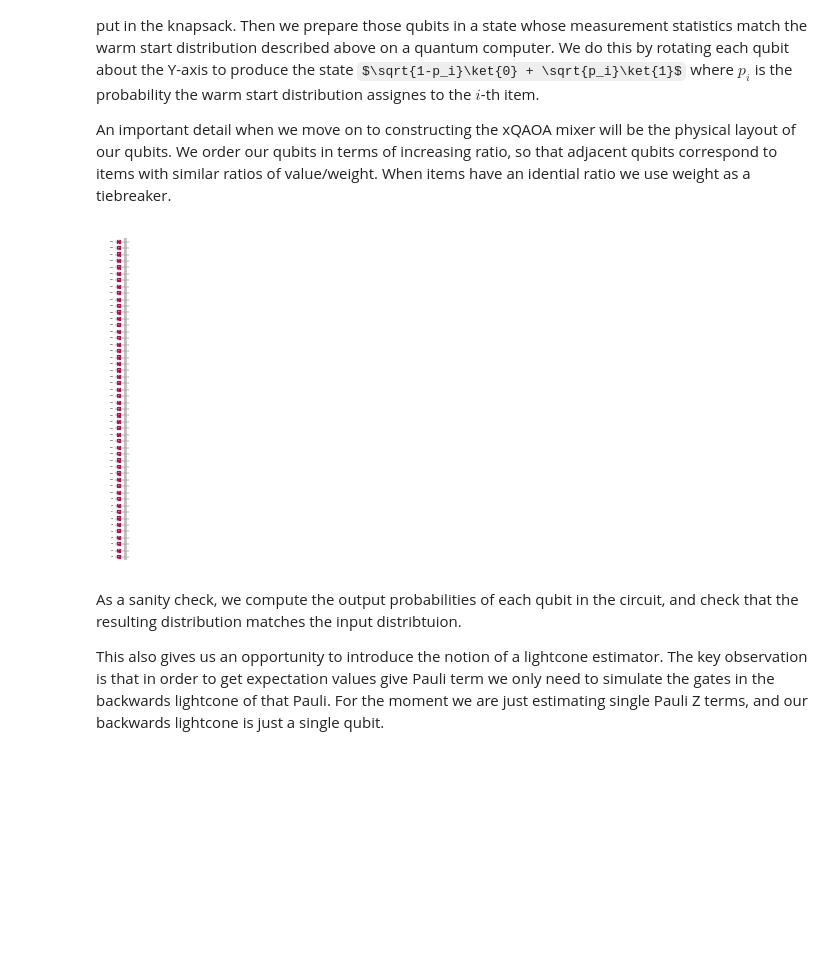
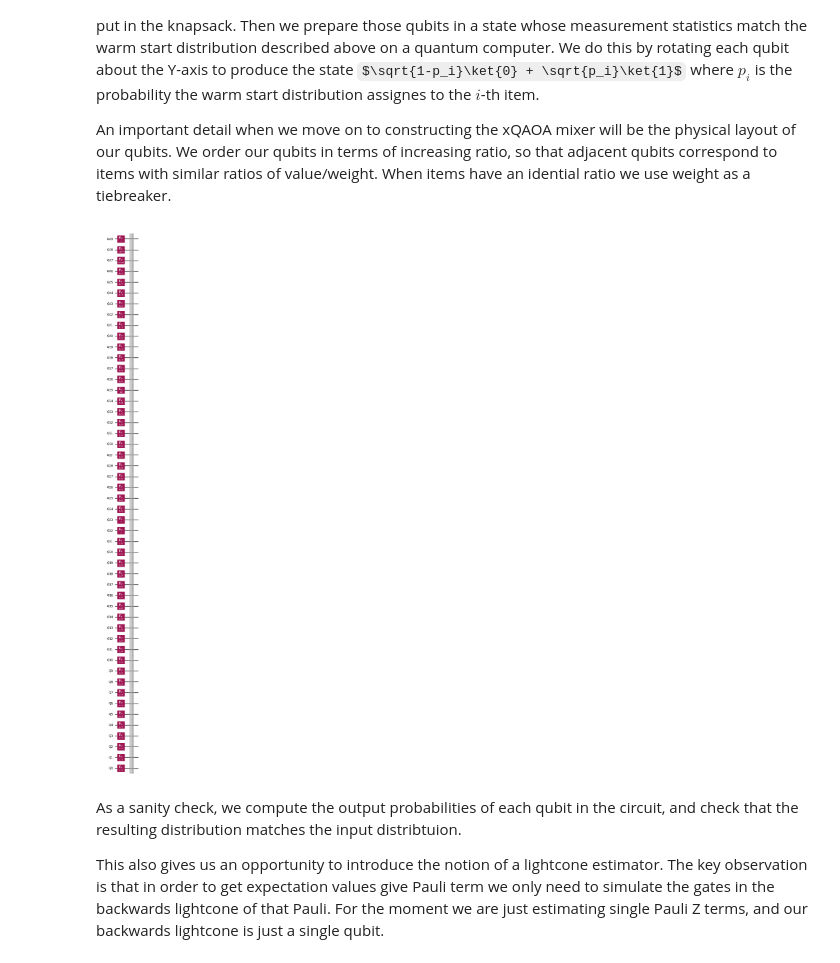
Before and after one commit to jhoule42/xQAOA_unit_commitment, a Jupyter notebook: demo.ipynb, the cells around one changed output. Cells and saved outputs as stored; diff of their text form; code cells hidden in the pictures; some formulas as TeX source; blank space fills up the shorter version.

```diff
--- a/demo.ipynb
+++ b/demo.ipynb
@@ -272,32 +279,32 @@ An important detail when we move on to constructing the xQAOA mixer will be the
 # %%
 warm_start_distribution = construct_smoothed_lazy_greedy_distribution(weights, values, capacity, k)
 qubit_order = np.lexsort((-weights, -ratios))
 
 qubit_ordered_distribution = warm_start_distribution[qubit_order]
 
 qc = QuantumCircuit(n)
 
 def initialize_warm_start_distribution(quantum_circuit, distribution):
     """
     Initializes the quantum circuit with the given distribution.
 
     Args:
         quantum_circuit (QuantumCircuit): The quantum circuit to initialize.
         distribution (np.ndarray): The distribution to use for initialization.
     """
     for i in range(len(distribution)):
         angle = 2 * np.arcsin(np.sqrt(distribution[i]))
         quantum_circuit.ry(angle, i)  # Rotate qubit i by appropriate angle.
 
     qc.barrier()  # Add a barrier for clarity in the circuit diagram.
     return quantum_circuit
 
 qc = initialize_warm_start_distribution(qc, qubit_ordered_distribution)
 
 # Lets print our quantum circuit. For now it's pretty basic.
-qc.draw('mpl', scale=0.1, idle_wires=False, fold=-1, reverse_bits=True)
+qc.draw('mpl', scale=0.5, idle_wires=False, fold=-1, reverse_bits=True)
 # %% [output]
-[figure, old version]
+[figure, new version]
 # %% [markdown]
 As a sanity check, we compute the output probabilities of each qubit in the circuit, and check that the resulting distribution matches the input distribtuion.
 
```
Also changed, not shown: parts of 35 cells of this notebook.
